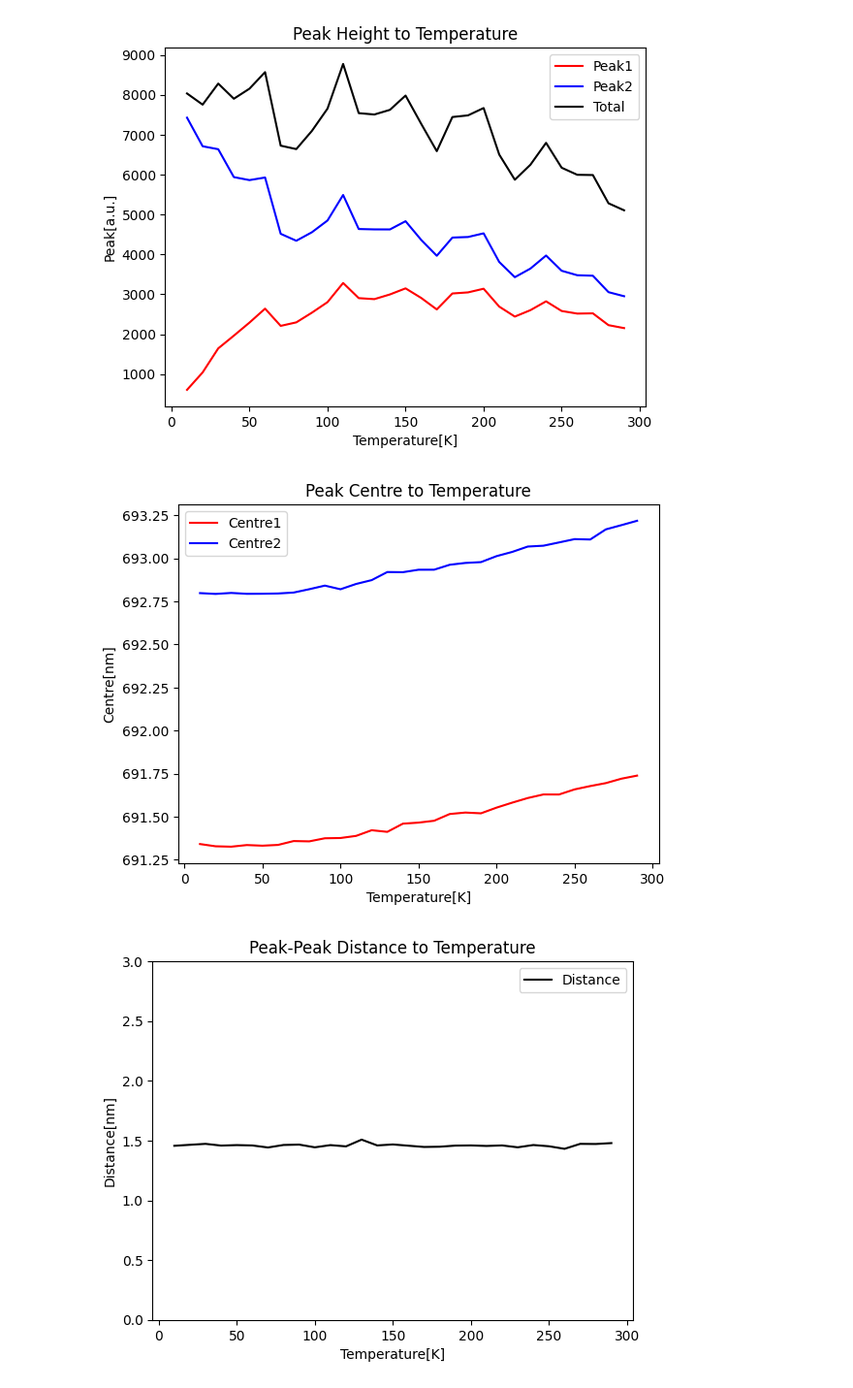
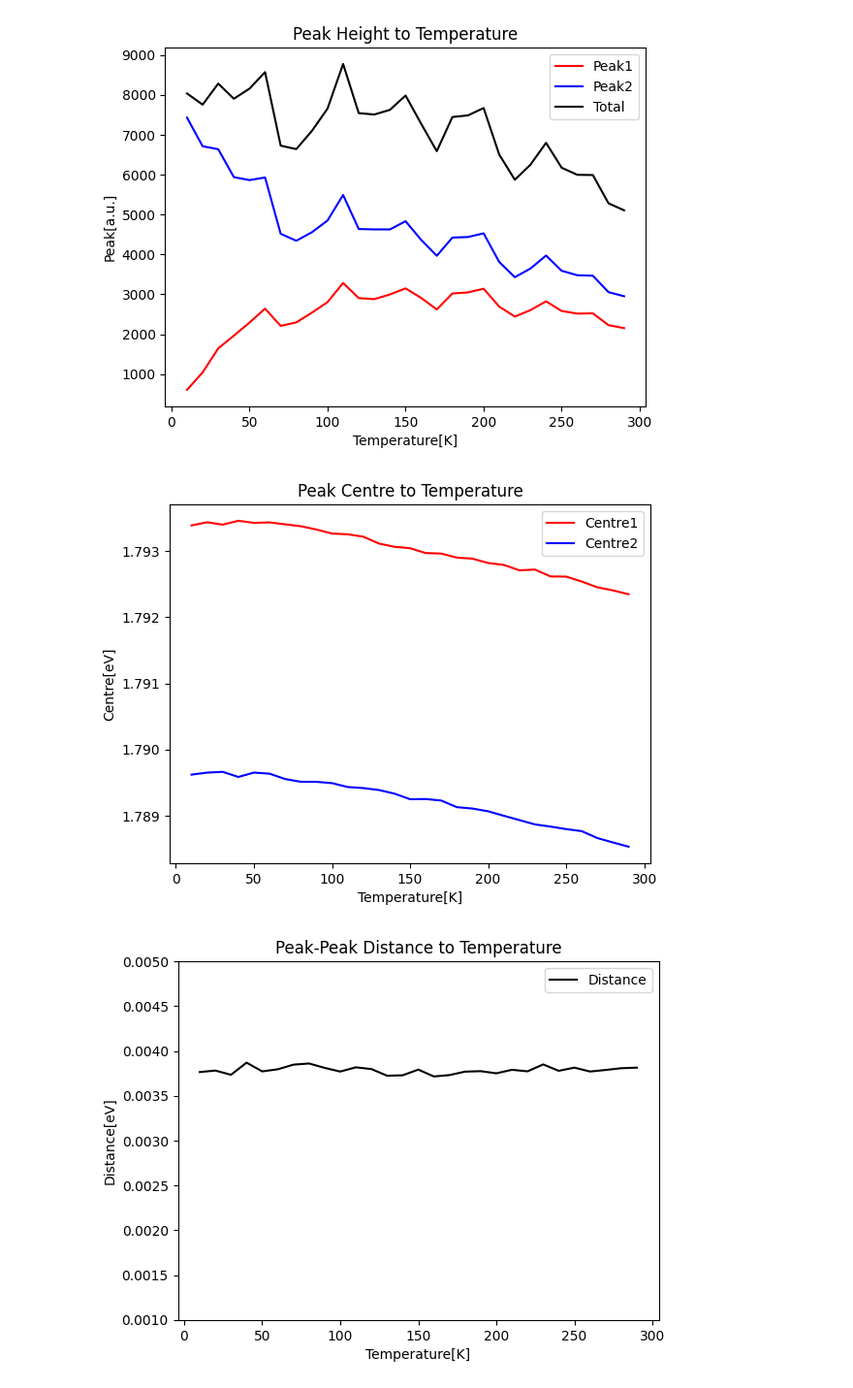
Before and after one commit to IntermidiatePhysicsExperiment/Photoluminescence, a Jupyter notebook: EDA/00_Ruby.ipynb, the cells around one changed output. Shown at 97% size. Drawn from its saved outputs; the diff is of its cells as text; code cells hidden in the pictures.

```diff
--- a/EDA/00_Ruby.ipynb
+++ b/EDA/00_Ruby.ipynb
@@ -18,16 +18,16 @@ ref, bac, sig = get_data(T)
 # %% [markdown]
 # Curve Fit
 # %%
-x = ref['Wavelength[nm]']
+T = ref['Wavelength[nm]']
 y = ref['Intensity[a.u.]']
 
 func = lambda x, A1, x1, L1, A2, x2, L2: A1 / np.pi * L1 / (L1**2 + (x - x1)**2) + A2 / np.pi * L2 / (L2**2 + (x - x2)**2)
 p0 = [1, 690, 10, 10, 694, 10]
 
-popt, pcov = scipy.optimize.curve_fit(func, x, y, p0=p0)
+popt, pcov = scipy.optimize.curve_fit(func, T, y, p0=p0)
 print(popt)
 
-plt.plot(x, y, label='data')
-plt.plot(x, func(x, *popt), label='fit')
+plt.plot(T, y, label='data')
+plt.plot(T, func(T, *popt), label='fit')
 plt.legend()
 # %% [output]
@@ -47,9 +47,10 @@ def fit(T, log=False, plot=False, save=False):
   range1 = [690, 692]; range2 = [692, 695]
   mask1 = (x > range1[0]) & (x < range1[1]); mask2 = (x > range2[0]) & (x < range2[1])
   y1 = y[mask1]; y2 = y[mask2]
+  x = 1239.84193 / x # nm to eV
   peak1 = th.max(y1); peak2 = th.max(y2)
-  A1 = peak1; x1 = x[mask1][th.argmax(y1)]; L1 = 0.1
-  A2 = peak2; x2 = x[mask2][th.argmax(y2)]; L2 = 0.1
+  A1 = peak1; x1 = x[mask1][th.argmax(y1)]; L1 = 4e-4
+  A2 = peak2; x2 = x[mask2][th.argmax(y2)]; L2 = 4e-4
 
   # fitting
   func = lambda x, x1, L1, x2, L2: A1 * L1**2 / (L1**2 + (x - x1)**2) + A2 * L2**2 / (L2**2 + (x - x2)**2)
@@ -75,21 +76,21 @@ def fit(T, log=False, plot=False, save=False):
   R2 = 1 - loss.item() / ((y - y.mean())**2).mean()
 
   if log:
-    print(f'Peak1 : {peak1:.2f}, Centre1 : {mid1:.2f}, Width1 : {width1:.2f}, Area1 : {area1:.2f}')
-    print(f'Peak2 : {peak2:.2f}, Centre2 : {mid2:.2f}, Width2 : {width2:.2f}, Area2 : {area2:.2f}')
+    print(f'Peak1 : {peak1:.2f}, Centre1 : {mid1:.4f}, Width1 : {width1:.4f}, Area1 : {area1:.2f}')
+    print(f'Peak2 : {peak2:.2f}, Centre2 : {mid2:.4f}, Width2 : {width2:.4f}, Area2 : {area2:.2f}')
     print(f'Ratio : {ratio:.2f}')
     print(f'R2 : {R2:.2f}')
   if plot or save:
     plt.plot(x, y, label='data', color='black')
     plt.plot(x, func(x, *(p0*params).detach().numpy()), label='fit', color='red', linestyle='--')
     plt.title(f'Photoluminescence of ruby at {T}K')
-    plt.xlabel('Wavelength[nm]')
+    plt.xlabel('Energy[eV]')
     plt.ylabel('Intensity[a.u.]')
-    plt.text(690, peak2*0.7, f"""RMSE: {np.sqrt(loss.item()):.0f}[a.u.]
+    plt.text(1.784, peak2*0.7, f"""RMSE: {np.sqrt(loss.item()):.0f}[a.u.]
 Peak1: {peak1:.0f}[a.u.]
-Centre1: {mid1:.2f}[nm]
+Centre1: {mid1:.2f}[eV]
 Peak2: {peak2:.0f}[a.u.]
-Centre2: {mid2:.2f}[nm]
+Centre2: {mid2:.2f}[eV]
 Ratio: {ratio:.2f}""")
     plt.legend()
     if save:
@@ -170,20 +154,20 @@ plt.title('Peak Centre to Temperature')
 plt.plot(Temperature, data[:, 2], label='Centre1', color='red')
 plt.plot(Temperature, data[:, 6], label='Centre2', color='blue')
 plt.xlabel('Temperature[K]')
-plt.ylabel('Centre[nm]')
+plt.ylabel('Centre[eV]')
 plt.legend()
 plt.savefig('output/Ruby_EDA/Centre.png', dpi=400)
 plt.show()
 # %% [output]
-[figure, old version]
+[figure, new version]
 # %%
 plt.title('Peak-Peak Distance to Temperature')
-plt.plot(Temperature, - data[:, 2] + data[:, 6], label='Distance', color='black')
+plt.plot(Temperature,  data[:, 2] - data[:, 6], label='Distance', color='black')
 plt.xlabel('Temperature[K]')
-plt.ylabel('Distance[nm]')
-plt.ylim(0, 3)
+plt.ylabel('Distance[eV]')
+plt.ylim(1e-3, 5e-3)
 plt.legend()
 plt.savefig('output/Ruby_EDA/Distance.png', dpi=400)
 plt.show()
 # %% [output]
-[figure, old version]
+[figure, new version]
```
Also changed, not shown: parts of 10 cells of this notebook, 41 other files.
